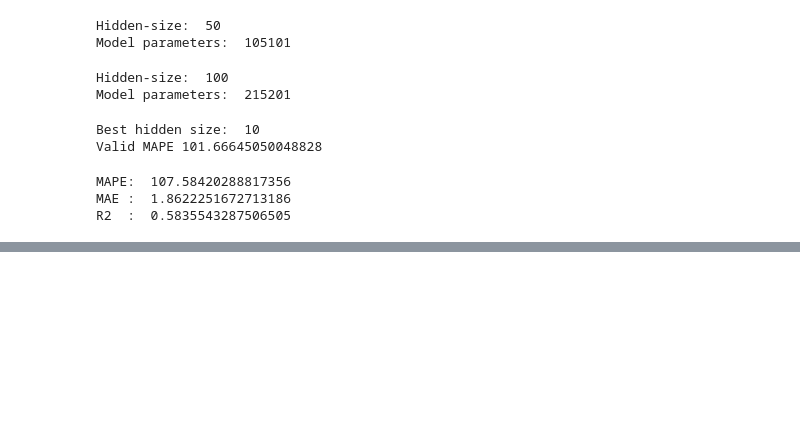
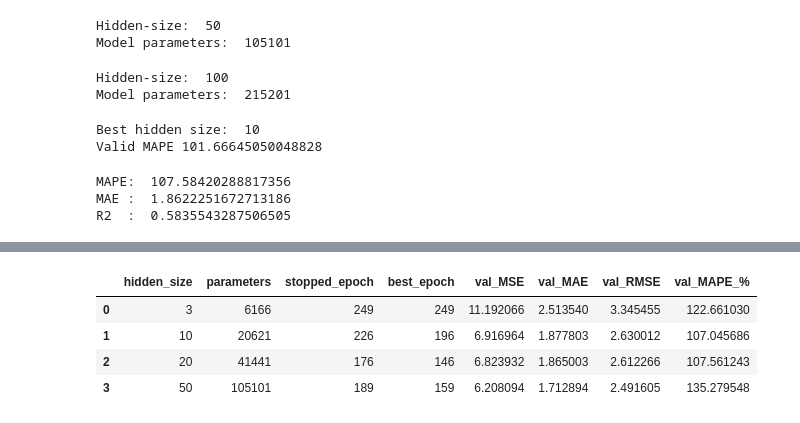
Before and after one commit to BoniYu/Deep-Neural-Network-for-VLE, a Jupyter notebook: notebook/part2.ipynb, the cells around one changed output, grey strips where cells are left out. Drawn from its saved outputs; the diff is of its cells as text; code cells hidden in the pictures; blank space fills up the shorter version.

Commit message:
Hyperparamter tuning with early stopping done

```diff
--- a/notebook/part2.ipynb
+++ b/notebook/part2.ipynb
@@ -584,0 +606,75 @@ R2  :  0.5835543287506505
+# %%
+# Doing the hyperparamter sear with early stopping
+# Hyperparameter Tuning of the hidden layer
+import pandas as pd
+from sklearn.metrics import mean_absolute_error as MAE
+from sklearn.metrics import mean_absolute_percentage_error as MAPE
+from sklearn.metrics import mean_squared_error
+hidden_size = [3, 10, 20, 50]
+
+n_epochs = 250
+results = []     # one row per hidden size, for the table
+curves = {}      # loss curves per size, for plotting
+models = {}      # trained models per size
+
+# Iterate over the hidden sizes
+for hs in hidden_size:
+    torch.manual_seed(0)
+    model_E = DNN(X_train.shape[1], hs, 1)
+    optimizer = torch.optim.Adam(model_E.parameters(), lr = 0.002)
+    model_E_params = count_parameters(model_E)
+    stopper = EarlyStopping(patience=30)
+    n_params = count_parameters(model_E)
+    print('Hidden-size:', hs, '| Model parameters:', n_params)
+
+    losses = np.zeros((n_epochs, 2))
+    for epoch in tqdm(range(n_epochs)):
+        model_E.train()
+        # Forward propagation
+        y_train_pred = model_E(X_train_torch)
+        loss = loss_function(y_train_pred, y_train_torch)
+        losses[epoch, 0] = loss.item()
+
+        # Backward propagation
+        model_E.zero_grad()
+        loss.backward()
+
+        # Update model parameters
+        optimizer.step()
+
+        model_E.eval()
+        with torch.no_grad():
+            y_valid_pred = model_E(X_valid_torch)
+            loss_valid = loss_function(y_valid_pred, y_valid_torch)
+            losses[epoch, 1] = loss_valid.item()
+
+        if stopper.step(loss_valid.item(), model_E):
+            print(f"Stopped at epoch {epoch}, best val loss {stopper.best_loss:.4f}")
+            break
+
+
+    best_epoch = epoch - stopper.counter                   # epochs since the best one
+    model_E.load_state_dict(stopper.best_state)            # go back to the best weights
+
+    # Validation metrics from the restored model
+    model_E.eval()
+    with torch.no_grad():
+        pred = model_E(X_valid_torch).numpy()
+    true = y_valid_torch.numpy()
+
+    results.append({
+        'hidden_size': hs,
+        'parameters': n_params,
+        'stopped_epoch': epoch,
+        'best_epoch': best_epoch,
+        'val_MSE': stopper.best_loss,
+        'val_MAE': MAE(true, pred),
+        'val_RMSE': np.sqrt(mean_squared_error(true, pred)),
+        'val_MAPE_%': MAPE(true, pred) * 100,
+    })
+    curves[hs] = losses[:epoch + 1]
+    models[hs] = model_E
+
+results_df = pd.DataFrame(results)
+results_df
+# %% [output]
@@ -584,0 +688,5 @@ R2  :  0.5835543287506505
+|  | hidden_size | parameters | stopped_epoch | best_epoch | val_MSE | val_MAE | val_RMSE | val_MAPE_% |
+| 0 | 3 | 6166 | 249 | 249 | 11.192066 | 2.513540 | 3.345455 | 122.661030 |
+| 1 | 10 | 20621 | 226 | 196 | 6.916964 | 1.877803 | 2.630012 | 107.045686 |
+| 2 | 20 | 41441 | 176 | 146 | 6.823932 | 1.865003 | 2.612266 | 107.561243 |
+| 3 | 50 | 105101 | 189 | 159 | 6.208094 | 1.712894 | 2.491605 | 135.279548 |
```
Also changed, not shown: parts of 8 cells of this notebook, 1 other file.
